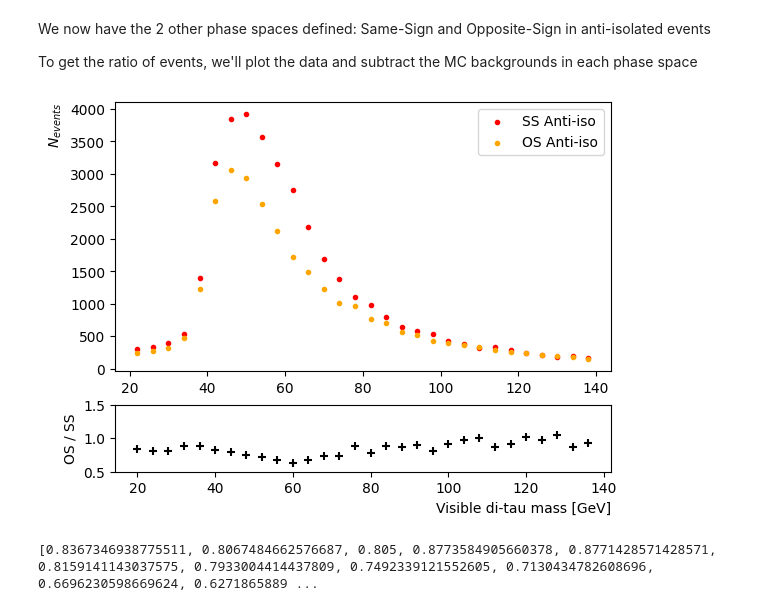
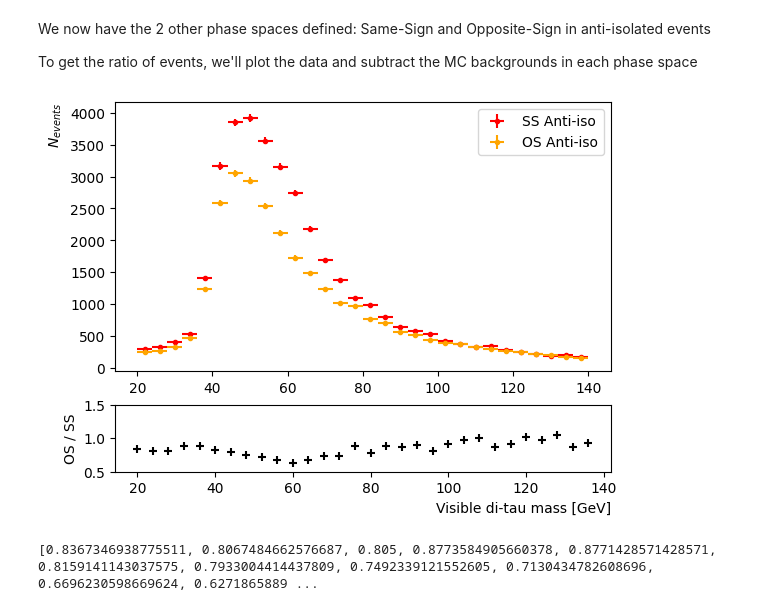
Before and after one commit to jamesnatoli/ABCD_Exercise_HTT, a Jupyter notebook: HTT_ABCD_2012OpenData.ipynb, the cells around one changed output. Drawn from its saved outputs; the diff is of its cells as text; code cells hidden in the pictures.

```diff
--- a/HTT_ABCD_2012OpenData.ipynb
+++ b/HTT_ABCD_2012OpenData.ipynb
@@ -239,29 +244,33 @@ To get the ratio of events, we'll plot the data and subtract the MC backgrounds
 # %%
 fig, (ax1, ax2) = plt.subplots( nrows=2, height_ratios=[4,1])
 
 datacounts_SS_antiiso, bins = np.histogram( SS_antiiso_events[SS_antiiso_events['label'].isin(data)]['m_vis'], bins=30, range=[20, 140])
 datacounts_OS_antiiso, bins = np.histogram( OS_antiiso_events[OS_antiiso_events['label'].isin(data)]['m_vis'], bins=30, range=[20, 140])
 
-ax1.scatter(bins[:-1]+ 0.5*(bins[1:] - bins[:-1]), datacounts_SS_antiiso, marker='.', color='red', label='SS Anti-iso')
-ax1.scatter(bins[:-1]+ 0.5*(bins[1:] - bins[:-1]), datacounts_OS_antiiso, marker='.', color='orange', label='OS Anti-iso')
+ax1.errorbar(bins[:-1]+ 0.5*(bins[1:] - bins[:-1]), datacounts_SS_antiiso,
+             xerr=0.5*(bins[1:] - bins[:-1]), yerr=datacounts_SS_antiiso**0.5,
+             marker='.', color='red', ls='none', label='SS Anti-iso')
+ax1.errorbar(bins[:-1]+ 0.5*(bins[1:] - bins[:-1]), datacounts_OS_antiiso,
+             xerr=0.5*(bins[1:] - bins[:-1]), yerr=datacounts_OS_antiiso**0.5,
+             marker='.', color='orange', ls='none', label='OS Anti-iso')
 
 # Beautify
 # ax1.set_xlabel('Visible di-tau mass [GeV]', loc='right')
 ax1.set_ylabel(r'$N_{events}$', loc='top')
 ax1.legend()
 
 # Add a Ratio Plot
 ax2.scatter(bins[:-1], datacounts_OS_antiiso / datacounts_SS_antiiso, marker='+', color='black')
 # ax2.axhline(1.0, linestyle='--', color='black')
 
 ax2.set_xlabel('Visible di-tau mass [GeV]', loc='right')
 ax2.set_ylabel('OS / SS')
 ax2.set_ylim( [0.5, 1.5])
 
 # Show the plots now...
 plt.show()
 # %% [output]
-[figure, old version]
+[figure, new version]
 # %%
 ratio = [ a / b for a, b in zip(datacounts_OS_antiiso, datacounts_SS_antiiso)]
 print(ratio)
```
Also changed, not shown: parts of 2 cells of this notebook.
